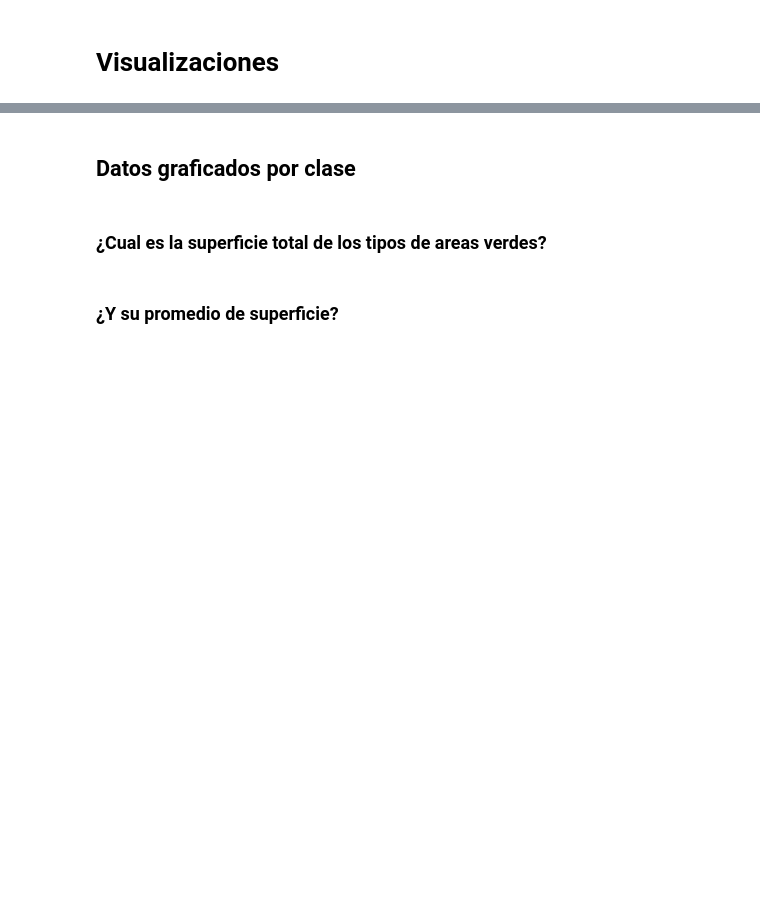
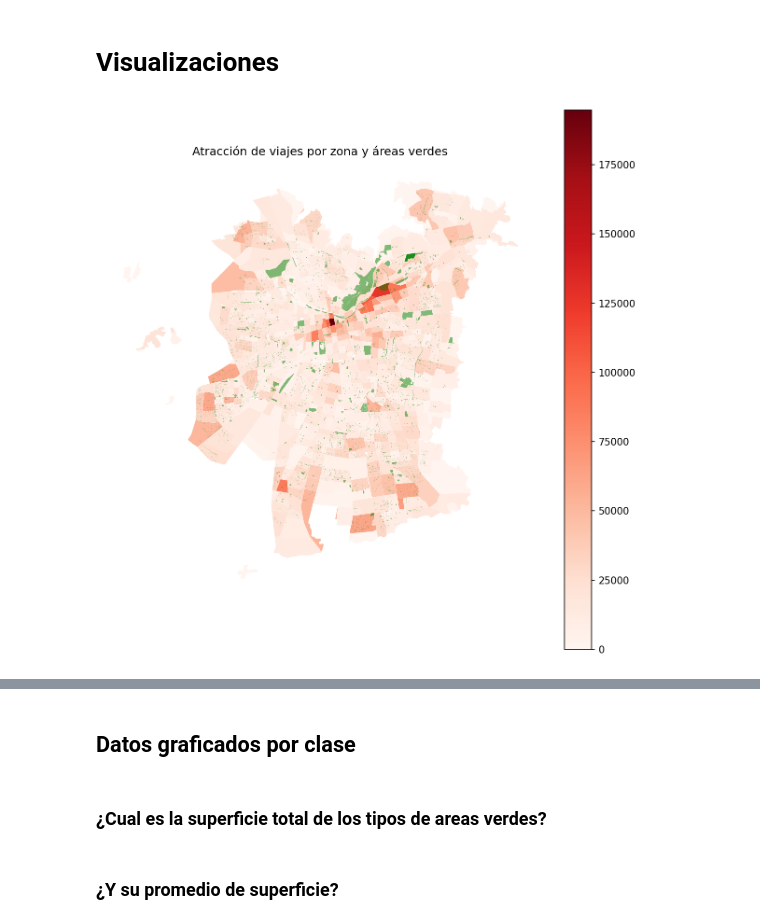
Before and after one commit to DamnXitri/project-areas_verdes, a Jupyter notebook: notebooks/project/project.ipynb, the cells around one changed output, grey strips where cells are left out. Cells and saved outputs as stored; diff of their text form; code cells hidden in the pictures; blank space fills up the shorter version.

```diff
--- a/notebooks/project/project.ipynb
+++ b/notebooks/project/project.ipynb
@@ -40,16 +77,2 @@ print("areas_verdes: \n", areas_verdes.columns)
 # %% [markdown]
 ## Arreglos a los datos
-# %%
-# corregimos nombres de columna
-areas_verdes = areas_verdes.rename(columns={"comuna": "Comuna"})
-# corregimos comunas con distinto nombre
-areas_verdes["Comuna"] = areas_verdes["Comuna"].replace(["ESTACION CENTRA", "NUNOA", "PAC", "PENALOLEN"], ["ESTACION CENTRAL", "ÑUÑOA", "PEDRO AGUIRRE CERDA", "PEÑALOLEN"])
-# cambiamos areas_verdes con clase "AV PARQUE" a "PARQUE"
-areas_verdes["clase"] = areas_verdes["clase"].replace(["AV PARQUE"], ["PARQUE"])
-# cambiamos areas_verdes con estado "DESAFECTADA e" a "DESAFECTADA"
-areas_verdes["estado"] = areas_verdes["estado"].replace(["DESAFECTADA VERDE e"], ["DESAFECTADA VERDE"])
-
-print("Comunas no presentes en areas_verdes: \n", set(hogares["Comuna"]) - set(areas_verdes["Comuna"]))
-
-# filtramos hogares por comunas presentes en areas_verdes
-hogares = hogares[hogares["Comuna"].isin(areas_verdes["Comuna"].unique())]
@@ -55,0 +105,12 @@ hogares = hogares[hogares["Comuna"].isin(areas_verdes["Comuna"].unique())]
+# %%
+print("Comunas de hogares no presentes en areas_verdes: \n", set(eod_hogares["Comuna"]) - set(areas_verdes["Comuna"]))
+print("Comunas de viajesDestinos no presentes en areas_verdes: \n", set(eod_viajes["ComunaDestino"]) - set(areas_verdes["Comuna"]))
+print("Comunas de zones no presentes en areas_verdes: \n", set(zones["Comuna"]) - set(areas_verdes["Comuna"]))
+print("Tales comunas no seran consideradas en el analisis")
+
+# filtramos hogares por comunas presentes en areas_verdes
+eod_hogares = eod_hogares[eod_hogares["Comuna"].isin(areas_verdes["Comuna"].unique())]
+# filtramos viajes hacia comunas presentes en areas_verdes
+eod_viajes = eod_viajes[eod_viajes["ComunaDestino"].isin(areas_verdes["Comuna"].unique())]
+# filtramos zones por comunas presentes en areas_verdes
+zones = zones[zones["Comuna"].isin(areas_verdes["Comuna"].unique())]
@@ -56,2 +125,23 @@ hogares = hogares[hogares["Comuna"].isin(areas_verdes["Comuna"].unique())]
 # %% [markdown]
 # Visualizaciones
+# %%
+viajes_persona = eod_viajes.merge(eod_personas)
+
+viajes_persona["PesoLaboral"] = (
+    viajes_persona["FactorLaboralNormal"] * viajes_persona["Factor_LaboralNormal"]
+)
+
+viajes_persona = viajes_persona[pd.notnull(viajes_persona["PesoLaboral"])]
+
+expanded_destinos_zonas = viajes_persona.groupby(['ZonaDestino'])['PesoLaboral'].sum().rename('atraccion').to_frame()
+expanded_destinos_zonas = zones.join(expanded_destinos_zonas, how='left', on='ID').fillna(0)
+# %%
+fig, ax = plt.subplots(1, 1, figsize=(10, 10))
+expanded_destinos_zonas.plot(column="atraccion", legend=True, ax=ax, cmap="Reds")
+areas_verdes[areas_verdes["clase"].isin(["PLAZA", "PARQUE", "CAMPO DEPORTIVO"])].plot(
+    color="green", ax=ax, alpha=0.5
+)
+ax.set_title("Atracción de viajes por zona y áreas verdes")
+ax.set_axis_off()
+# %% [output]
+[figure, added]
```
Also changed, not shown: parts of 14 cells of this notebook.
